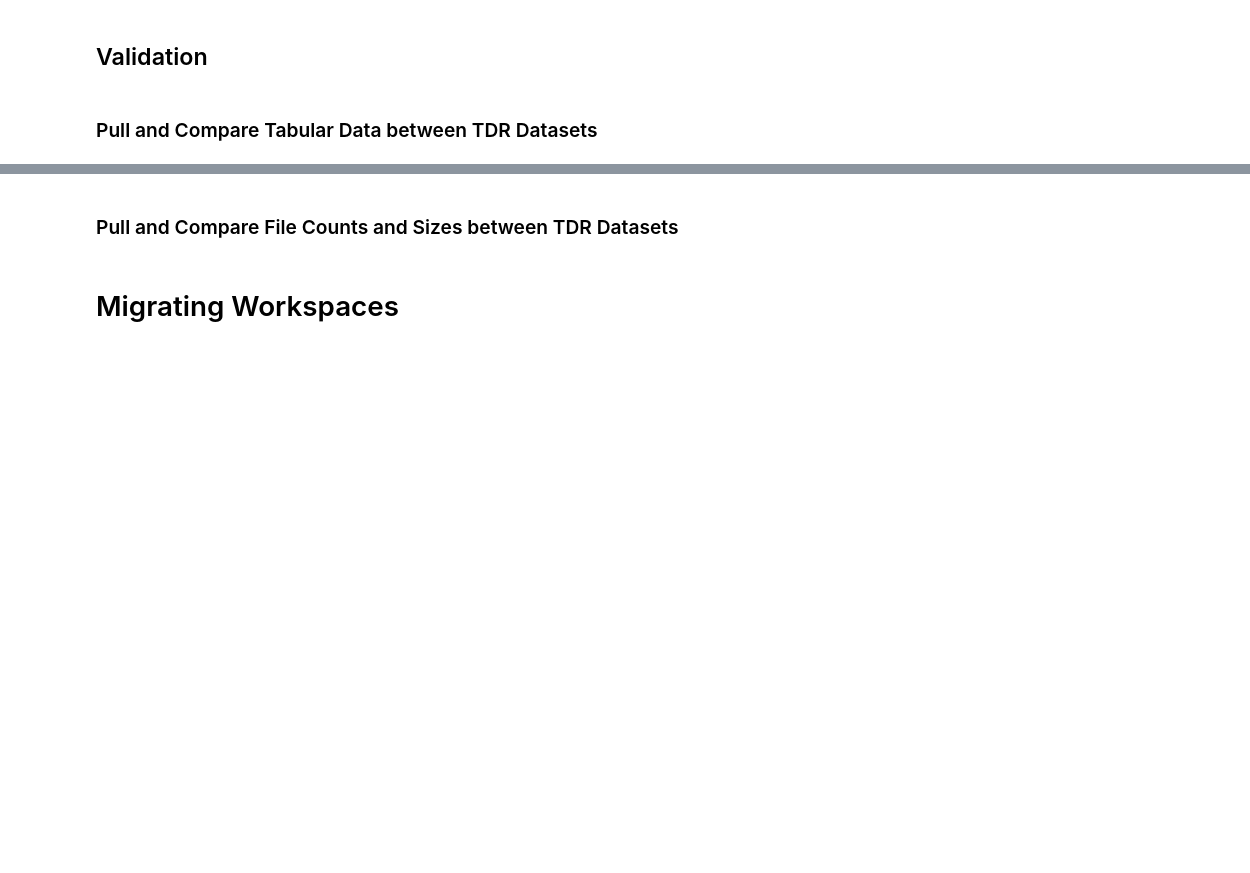
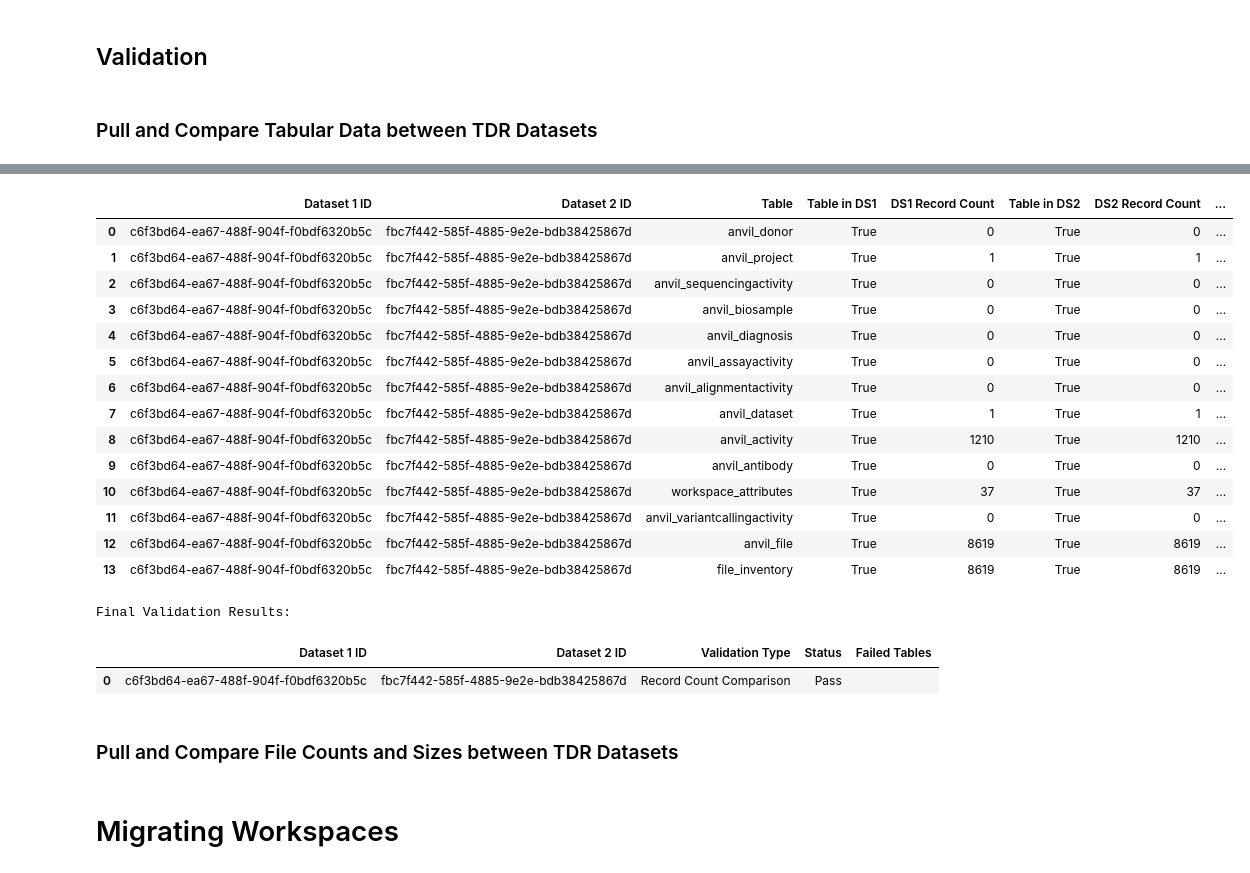
Before and after one commit to broadinstitute/anvil_tdr_ingest, a Jupyter notebook: notebooks/utility_azure_migration.ipynb, the cells around one changed output, grey strips where cells are left out. Cells and saved outputs as stored; diff of their text form; code cells hidden in the pictures; blank space fills up the shorter version.

```diff
--- a/notebooks/utility_azure_migration.ipynb
+++ b/notebooks/utility_azure_migration.ipynb
@@ -1441,15 +1468,7 @@ def compare_contents_sample(dataset_1_id, dataset_2_id, sample_size, fields_to_i
 # Specify the list of dataset pairs to compare
 dataset_id_pairs_list = [
     #["gcp_dataset_id", "az_dataset_id"]
-    ['dd2cb8fc-42a6-482f-898e-ef6125feccb8', '245020b9-7355-4002-95db-12e7234070c5'],
-    ['92382848-f5e9-426c-b7dc-f2841ae97018', '8a90137a-7aed-4e8c-bd99-1399f1c550fd'],
-    ['1f534eb4-701f-4182-9895-64c5e5b52d82', '1bf4d70f-db98-4d07-b48f-d177efd25ae4'],
-    ['e68d1d39-99df-4cd7-8053-1b298f03eabb', 'cfcb0f71-1157-4dbb-a76b-926c0cd40ea2'],
-    ['2ef4530a-cc36-4f32-9a1a-63a555346587', 'd28cb1d4-2300-4cd7-882b-99ce59305ce0'],
-    ['65793118-3c88-4185-9172-2354850e6056', '183ec762-f867-46c5-bb19-8b2b3417f7b2'],
-    ['36bdd59f-4f5b-43cd-8d34-a21ef87bbf30', '933d1603-8c61-4ff2-8489-7f774ac15e97'],
-    ['b60b4737-c646-4299-85a0-520890e830b7', '757191b0-9db3-4d18-b4ad-97bead5f3221'],
-    ['75fb0984-2124-444f-881b-30a1a6f8b8f7', '7a9eee5d-95c2-4947-93a8-e31d53a2a09a'],
+    ['c6f3bd64-ea67-488f-904f-f0bdf6320b5c', 'fbc7f442-585f-4885-9e2e-bdb38425867d'],
 ]
 
 # Specify whether row comparison checks should run
@@ -1475,3 +1494,4 @@ for dataset_id_pair in dataset_id_pairs_list:
 print("\nFinal Validation Results:")
 results_df = pd.DataFrame(results, columns = ["Dataset 1 ID", "Dataset 2 ID", "Validation Type", "Status", "Failed Tables"])
 display(results_df)
+# %% [output]
@@ -1478,3 +1516,21 @@ display(results_df)
+|  | Dataset 1 ID | Dataset 2 ID | Table | Table in DS1 | DS1 Record Count | Table in DS2 | DS2 Record Count | ... |
+| 0 | c6f3bd64-ea67-488f-904f-f0bdf6320b5c | fbc7f442-585f-4885-9e2e-bdb38425867d | anvil_donor | True | 0 | True | 0 | ... |
+| 1 | c6f3bd64-ea67-488f-904f-f0bdf6320b5c | fbc7f442-585f-4885-9e2e-bdb38425867d | anvil_project | True | 1 | True | 1 | ... |
+| 2 | c6f3bd64-ea67-488f-904f-f0bdf6320b5c | fbc7f442-585f-4885-9e2e-bdb38425867d | anvil_sequencingactivity | True | 0 | True | 0 | ... |
+| 3 | c6f3bd64-ea67-488f-904f-f0bdf6320b5c | fbc7f442-585f-4885-9e2e-bdb38425867d | anvil_biosample | True | 0 | True | 0 | ... |
+| 4 | c6f3bd64-ea67-488f-904f-f0bdf6320b5c | fbc7f442-585f-4885-9e2e-bdb38425867d | anvil_diagnosis | True | 0 | True | 0 | ... |
+| 5 | c6f3bd64-ea67-488f-904f-f0bdf6320b5c | fbc7f442-585f-4885-9e2e-bdb38425867d | anvil_assayactivity | True | 0 | True | 0 | ... |
+| 6 | c6f3bd64-ea67-488f-904f-f0bdf6320b5c | fbc7f442-585f-4885-9e2e-bdb38425867d | anvil_alignmentactivity | True | 0 | True | 0 | ... |
+| 7 | c6f3bd64-ea67-488f-904f-f0bdf6320b5c | fbc7f442-585f-4885-9e2e-bdb38425867d | anvil_dataset | True | 1 | True | 1 | ... |
+| 8 | c6f3bd64-ea67-488f-904f-f0bdf6320b5c | fbc7f442-585f-4885-9e2e-bdb38425867d | anvil_activity | True | 1210 | True | 1210 | ... |
+| 9 | c6f3bd64-ea67-488f-904f-f0bdf6320b5c | fbc7f442-585f-4885-9e2e-bdb38425867d | anvil_antibody | True | 0 | True | 0 | ... |
+| 10 | c6f3bd64-ea67-488f-904f-f0bdf6320b5c | fbc7f442-585f-4885-9e2e-bdb38425867d | workspace_attributes | True | 37 | True | 37 | ... |
+| 11 | c6f3bd64-ea67-488f-904f-f0bdf6320b5c | fbc7f442-585f-4885-9e2e-bdb38425867d | anvil_variantcallingactivity | True | 0 | True | 0 | ... |
+| 12 | c6f3bd64-ea67-488f-904f-f0bdf6320b5c | fbc7f442-585f-4885-9e2e-bdb38425867d | anvil_file | True | 8619 | True | 8619 | ... |
+| 13 | c6f3bd64-ea67-488f-904f-f0bdf6320b5c | fbc7f442-585f-4885-9e2e-bdb38425867d | file_inventory | True | 8619 | True | 8619 | ... |
+Final Validation Results:
+|  | Dataset 1 ID | Dataset 2 ID | Validation Type | Status | Failed Tables |
+| 0 | c6f3bd64-ea67-488f-904f-f0bdf6320b5c | fbc7f442-585f-4885-9e2e-bdb38425867d | Record Count Comparison | Pass |  |
 # %%
 # Parameters
 dataset_1_id = "b12fb9be-2ce0-4bfd-8503-732fabba06ab"
```
Also changed, not shown: parts of 11 cells of this notebook, 34 other files.
